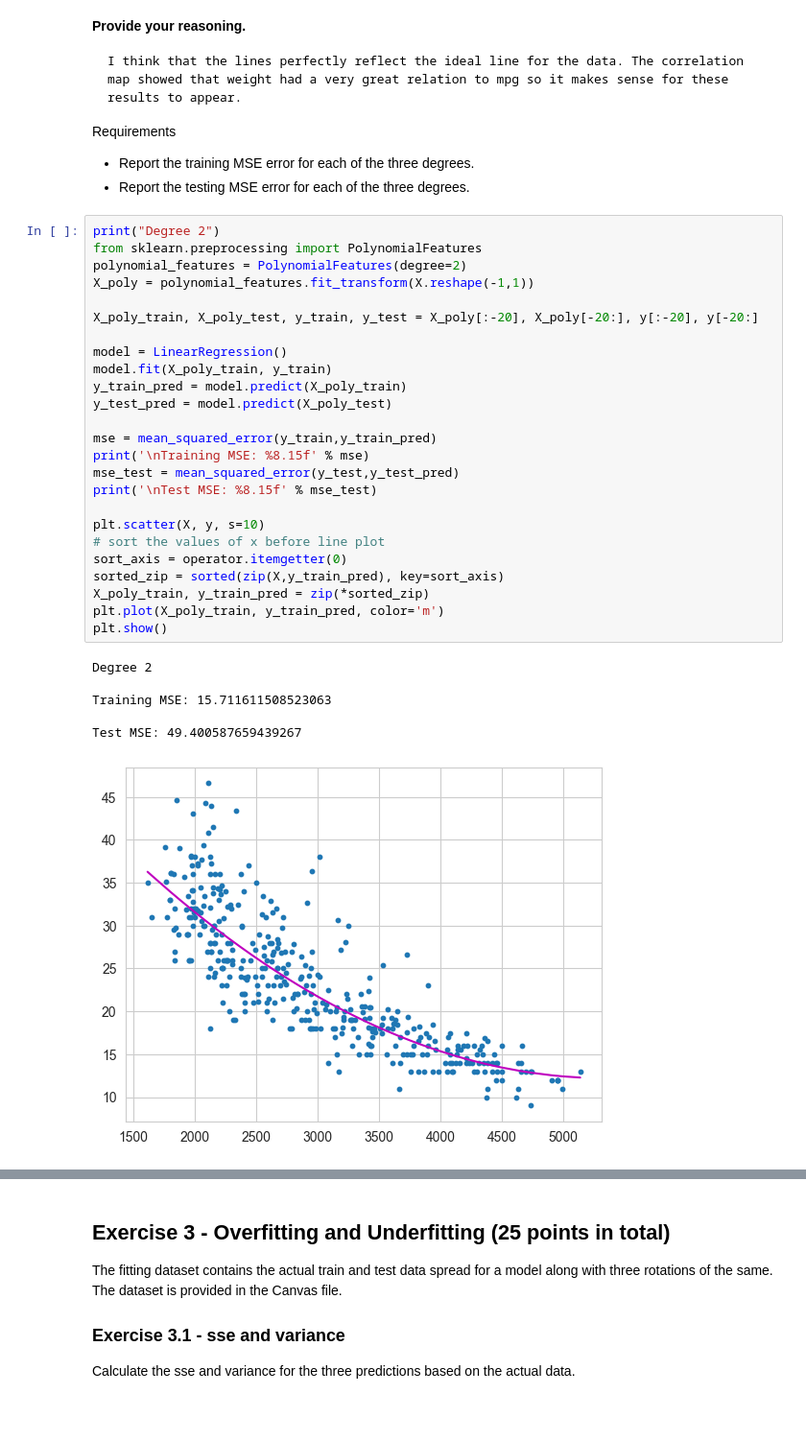
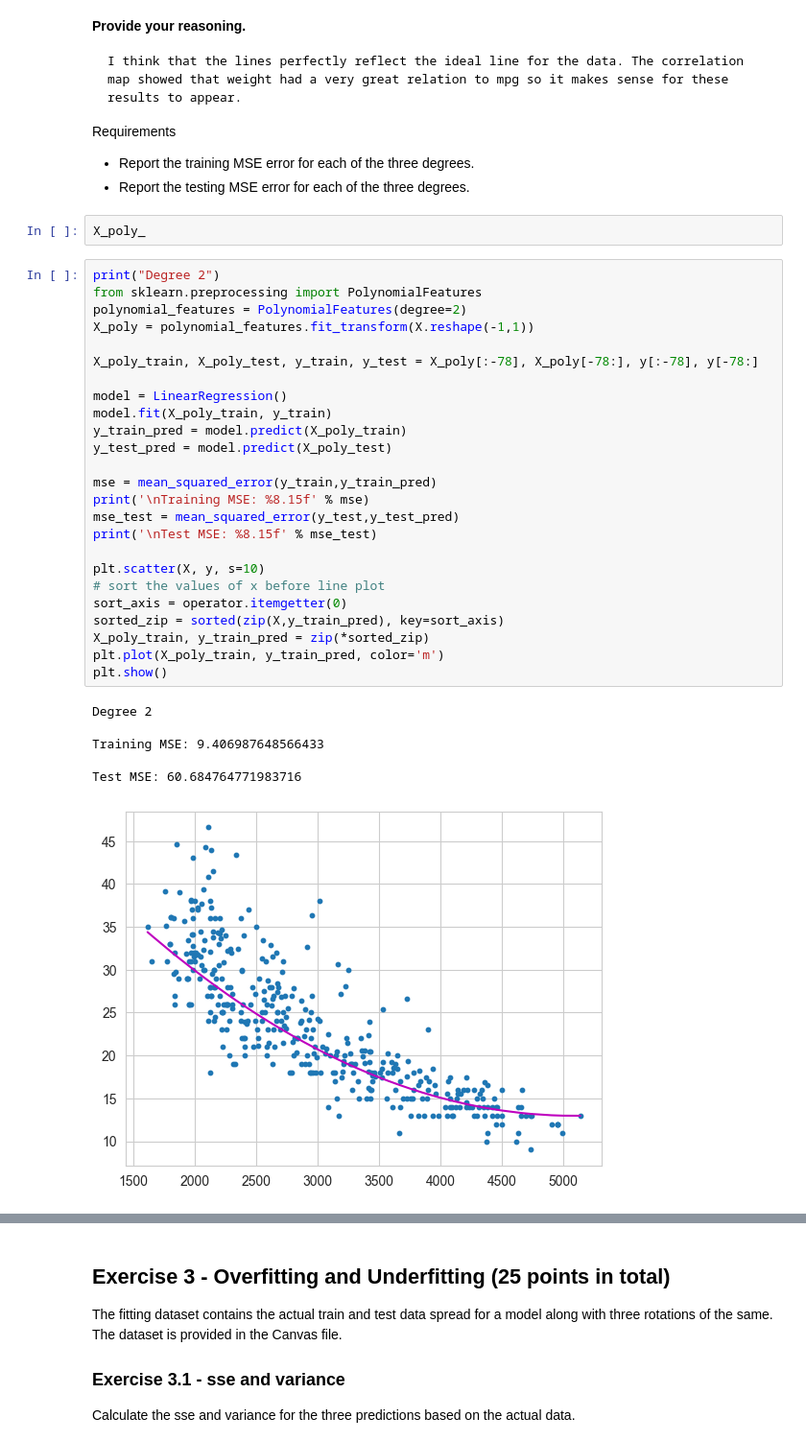
Before and after one commit to tran1174/ecs171, a Jupyter notebook: Homework1/HW1.ipynb, the cells around one changed output, grey strips where cells are left out. Shown at 96% size. Drawn from its saved outputs; the diff is of its cells as text; blank space fills up the shorter version.

Commit message:
poly regression
now takes in right amount of params

```diff
--- a/Homework1/HW1.ipynb
+++ b/Homework1/HW1.ipynb
@@ -167,38 +167,40 @@ Then, based on the reported errors from only these three degrees, **do you think
 Requirements
  - Report the training MSE error for each of the three degrees.
  - Report the testing MSE error for each of the three degrees.
+# %%
+X_poly_
 # %%
 print("Degree 2")
 from sklearn.preprocessing import PolynomialFeatures
 polynomial_features = PolynomialFeatures(degree=2)
 X_poly = polynomial_features.fit_transform(X.reshape(-1,1))
 
-X_poly_train, X_poly_test, y_train, y_test = X_poly[:-20], X_poly[-20:], y[:-20], y[-20:]
+X_poly_train, X_poly_test, y_train, y_test = X_poly[:-78], X_poly[-78:], y[:-78], y[-78:]
 
 model = LinearRegression()
 model.fit(X_poly_train, y_train)
 y_train_pred = model.predict(X_poly_train)
 y_test_pred = model.predict(X_poly_test)
 
 mse = mean_squared_error(y_train,y_train_pred)
 print('\nTraining MSE: %8.15f' % mse)
 mse_test = mean_squared_error(y_test,y_test_pred)
 print('\nTest MSE: %8.15f' % mse_test)
 
 plt.scatter(X, y, s=10)
 # sort the values of x before line plot
 sort_axis = operator.itemgetter(0)
 sorted_zip = sorted(zip(X,y_train_pred), key=sort_axis)
 X_poly_train, y_train_pred = zip(*sorted_zip)
 plt.plot(X_poly_train, y_train_pred, color='m')
 plt.show()
 # %% [output]
 Degree 2
 
-Training MSE: 15.711611508523063
+Training MSE: 9.406987648566433
 
-Test MSE: 49.400587659439267
+Test MSE: 60.684764771983716
-[figure, old version]
+[figure, new version]
 # %%
 print("Degree 3")
 from sklearn.preprocessing import PolynomialFeatures
```
Also changed, not shown: parts of 3 cells of this notebook.
